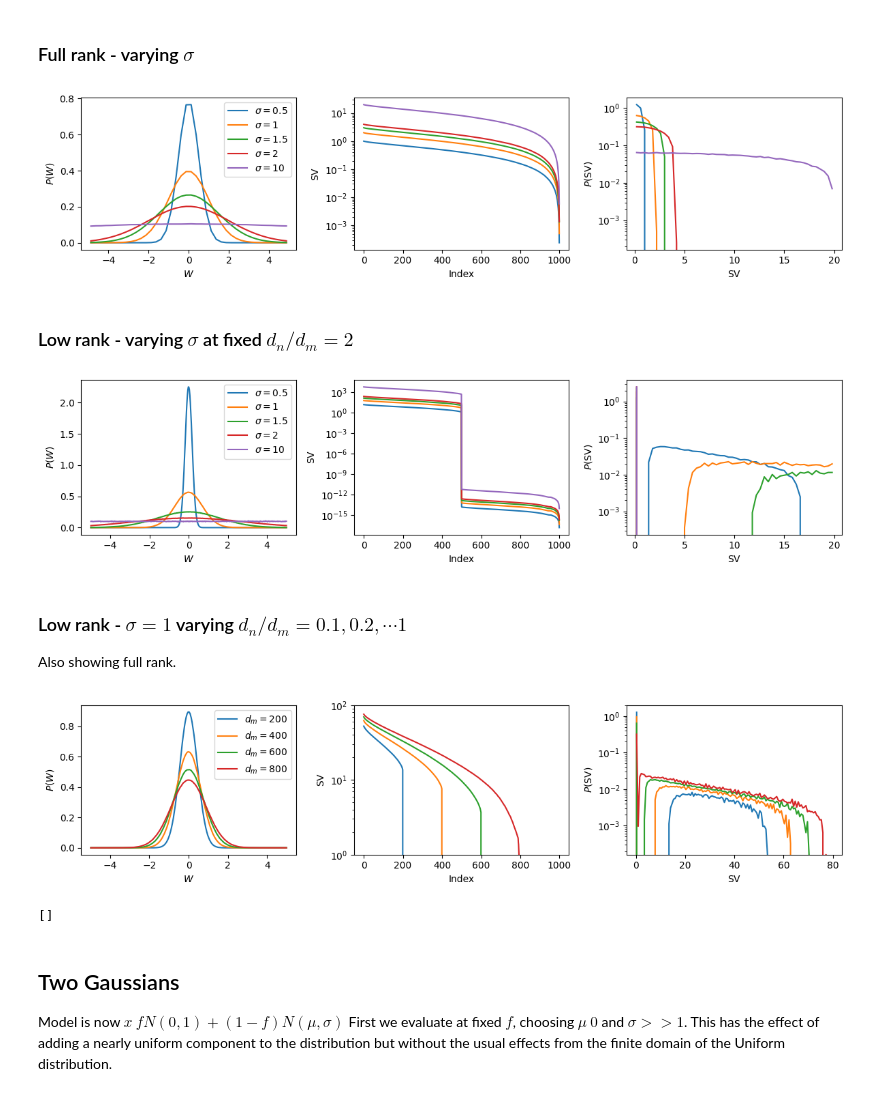
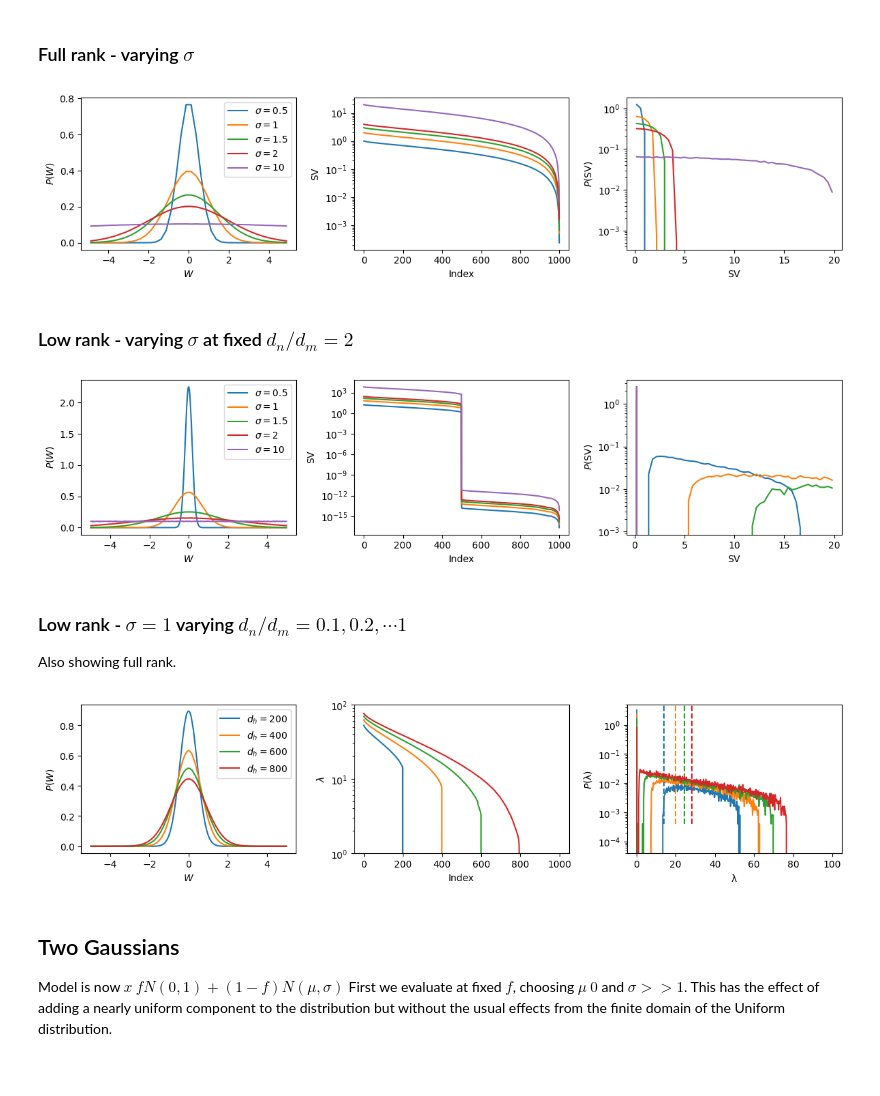
Before and after one commit to angerami/transformer-analysis, a Jupyter notebook: notebooks/low_rank_SVD_systematics.ipynb, the cells around one changed output. Saved outputs shown, nothing was run; the diff lists cells and outputs as text; code cells hidden in the pictures.

```diff
--- a/notebooks/low_rank_SVD_systematics.ipynb
+++ b/notebooks/low_rank_SVD_systematics.ipynb
@@ -10,7 +11,7 @@ import math
 # %% [markdown]
 ## Some helper functions to generate matrices of interest
 # %%
-sv_bins = np.linspace(0, 10, 51)
+sv_bins = np.linspace(0, 10, 501)
 sv_centers = (sv_bins[:-1] + sv_bins[1:]) / 2
 sv_dx = sv_bins[1] - sv_bins[0]
 w_bins = np.linspace(-5, 5, 41)
@@ -108,7 +109,7 @@ for sigma in [0.5, 1, 1.5, 2, 10]:
 plt.tight_layout()
 plt.show()
 # %% [output]
-[figure, old version]
+[figure, new version]
 # %% [markdown]
 ### Low rank - varying $\sigma$ at fixed $d_n / d_m = 2$
 # %%
@@ -141,7 +142,7 @@ for sigma in [0.5, 1, 1.5, 2, 10]:
 plt.tight_layout()
 plt.show()
 # %% [output]
-[figure, old version]
+[figure, new version]
 # %% [markdown]
 ### Low rank - $\sigma = 1$ varying $d_n / d_m = 0.1, 0.2, \cdots 1$
 
@@ -149,43 +150,50 @@ Also showing full rank.
 # %%
 d_n = 1000
 d_step = 200
 sigma = 1
 w_bins = np.linspace(-5, 5, 201)
 w_centers = (w_bins[:-1] + w_bins[1:]) / 2
 w_dx = w_bins[1] - w_bins[0]
-sv_bins = np.linspace(0, 80, 129)
+sv_bins = np.linspace(0, 100, 400)
 sv_centers = (sv_bins[:-1] + sv_bins[1:]) / 2
 sv_dx = sv_bins[1] - sv_bins[0]
 
 h_out = {}
 single_count_density = 1.0 / (d_n * sv_dx)
 _, axes = plt.subplots(1, 3, figsize=(12, 3))
 sigma_empirical = []
 for d_m in range(d_step, d_n + d_step - d_step, d_step):
     sv, arr, spec = average_curves(generate_low_rank, d_n=d_n, d_m=d_m, sigma=sigma)
 
-    name = f"$d_m = {d_m}$"
+    name = f"$d_h = {d_m}$"
     axes[0].plot(w_centers, arr, label=name)
     axes[0].set_xlabel("$W$")
     axes[0].set_ylabel("$P(W)$")
     axes[0].legend()
     axes[1].plot(sv)
     axes[1].set_xlabel("Index")
-    axes[1].set_ylabel("$\mathrm{SV}$")
+    axes[1].set_ylabel("$\lambda$")
     axes[1].set_yscale("log")
     axes[1].set_ylim(bottom=1, top=100)
-
-    axes[2].plot(sv_centers, spec)
-    axes[2].set_xlabel("$\mathrm{SV}$")
-    axes[2].set_ylabel("$P(\mathrm{SV})$")
+    line = axes[2].plot(sv_centers, spec)[0]
+    color = line.get_color()
+    # kde = gaussian_kde(sv)
+    # axes[2].plot(sv_centers, kde(sv_centers))
+    axes[2].set_xlabel("$\mathrm{\lambda}$")
+    axes[2].set_ylabel("$P(\mathrm{\lambda})$")
     axes[2].set_yscale("log")
-    axes[2].set_ylim(bottom=single_count_density * 0.1)
+    axes[2].set_ylim(bottom=single_count_density * 0.01, top=5)
+    vline1 = np.linspace(single_count_density * 0.1, 5, 20)
+    # lm = [np.sqrt(d_m) * 2 * (1 - np.sqrt(d_m / d_n))for _ in vline1]
+    # lp = [np.sqrt(d_m) * 2 * (1 + np.sqrt(d_m / d_n))for _ in vline1]
+    lm = [np.sqrt(d_m) for _ in vline1]
+    axes[2].plot(lm, vline1,'--',color=color)
+    # axes[2].plot(lp, vline1,'--',color=color)
+    # break
 plt.tight_layout()
 plt.show()
-print(sigma_empirical)
 # %% [output]
-[figure, old version]
+[figure, new version]
-[]
 # %% [markdown]
 ## Two Gaussians
 Model is now $x ~ f N(0,1) + (1-f)N(\mu, \sigma)$
```
Also changed, not shown: parts of 15 cells of this notebook, 2 other files.
